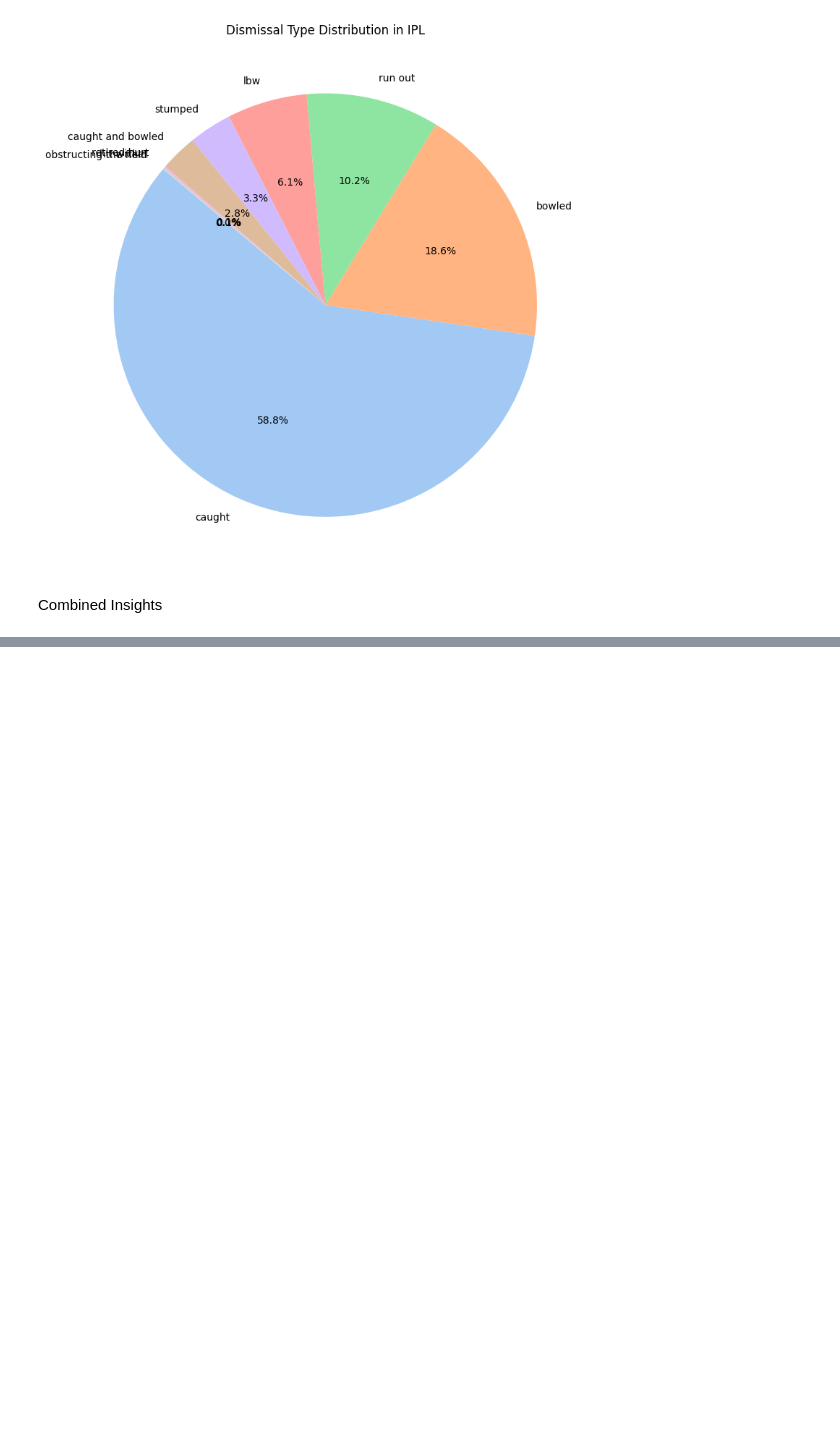
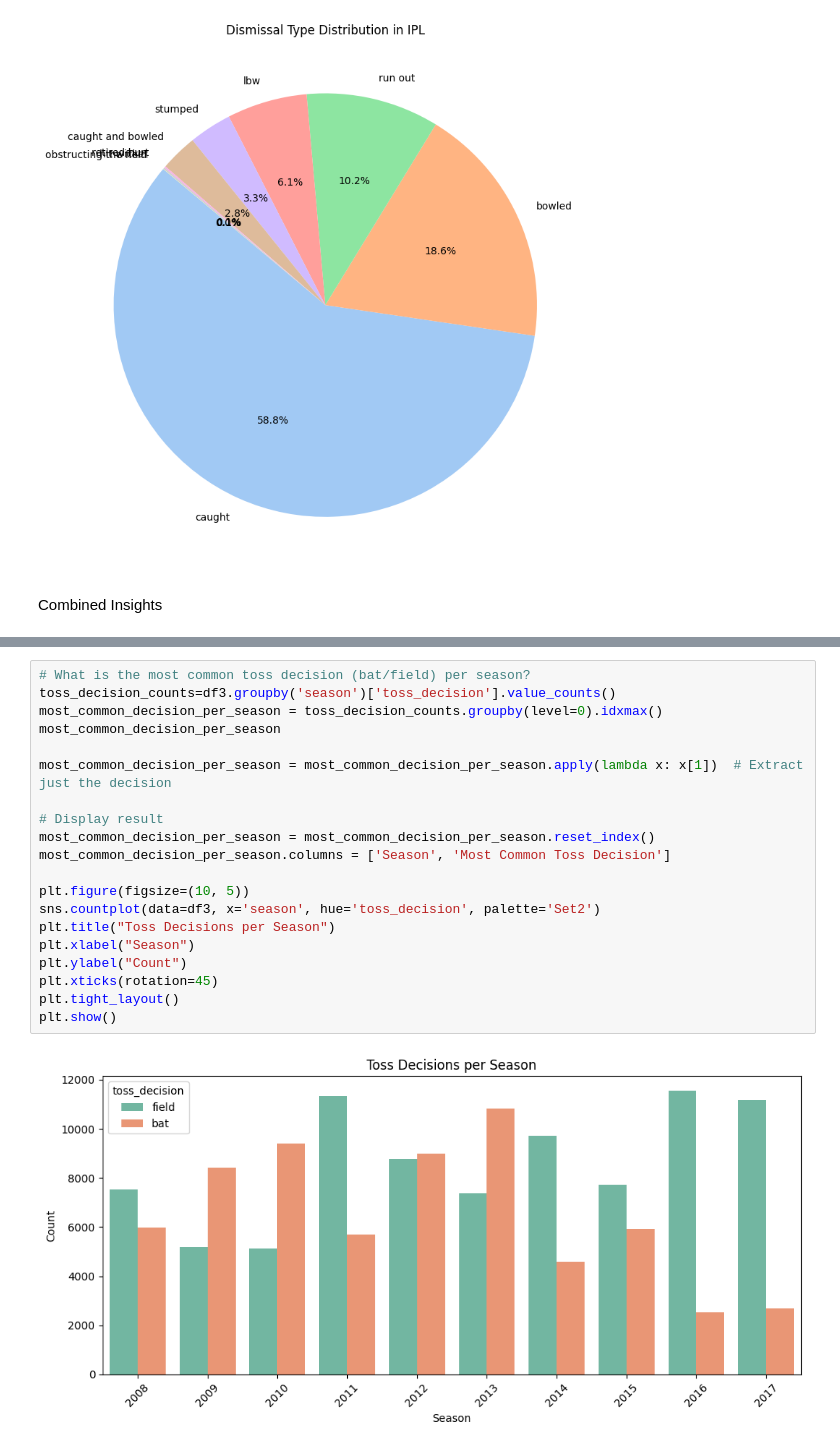
Before and after one commit to YuvanVarshith/Indian_Premier_League_dateset, a Jupyter notebook: notebooks/ipl_eda_analysis.ipynb, the cells around one changed output, grey strips where cells are left out. Cells and saved outputs as stored; diff of their text form; blank space fills up the shorter version.

```diff
--- a/notebooks/ipl_eda_analysis.ipynb
+++ b/notebooks/ipl_eda_analysis.ipynb
@@ -340,0 +411,22 @@ df1
+# %%
+# What is the most common toss decision (bat/field) per season?
+toss_decision_counts=df3.groupby('season')['toss_decision'].value_counts()
+most_common_decision_per_season = toss_decision_counts.groupby(level=0).idxmax()
+most_common_decision_per_season
+
+most_common_decision_per_season = most_common_decision_per_season.apply(lambda x: x[1])  # Extract just the decision
+
+# Display result
+most_common_decision_per_season = most_common_decision_per_season.reset_index()
+most_common_decision_per_season.columns = ['Season', 'Most Common Toss Decision']
+
+plt.figure(figsize=(10, 5))
+sns.countplot(data=df3, x='season', hue='toss_decision', palette='Set2')
+plt.title("Toss Decisions per Season")
+plt.xlabel("Season")
+plt.ylabel("Count")
+plt.xticks(rotation=45)
+plt.tight_layout()
+plt.show()
+# %% [output]
+[figure, added]
```
Also changed, not shown: parts of 10 cells of this notebook.
